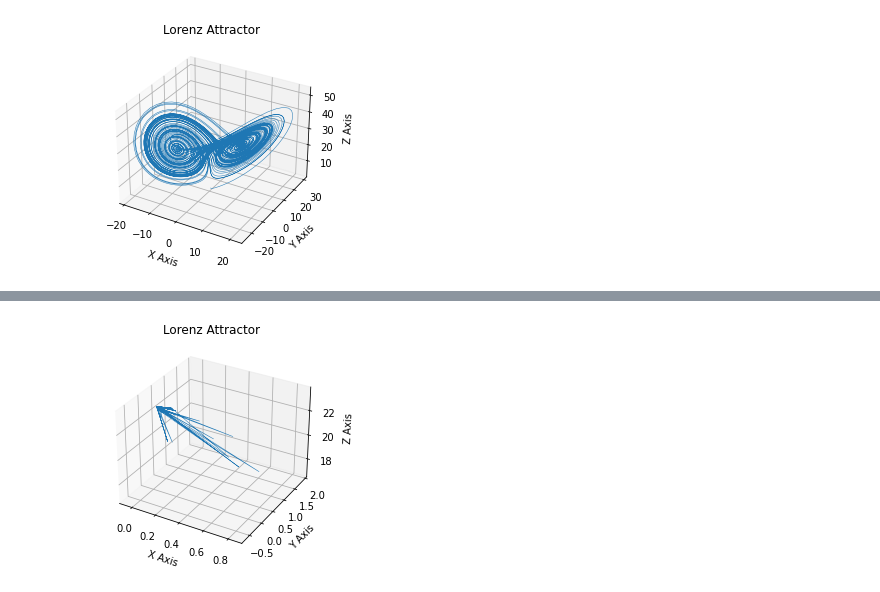
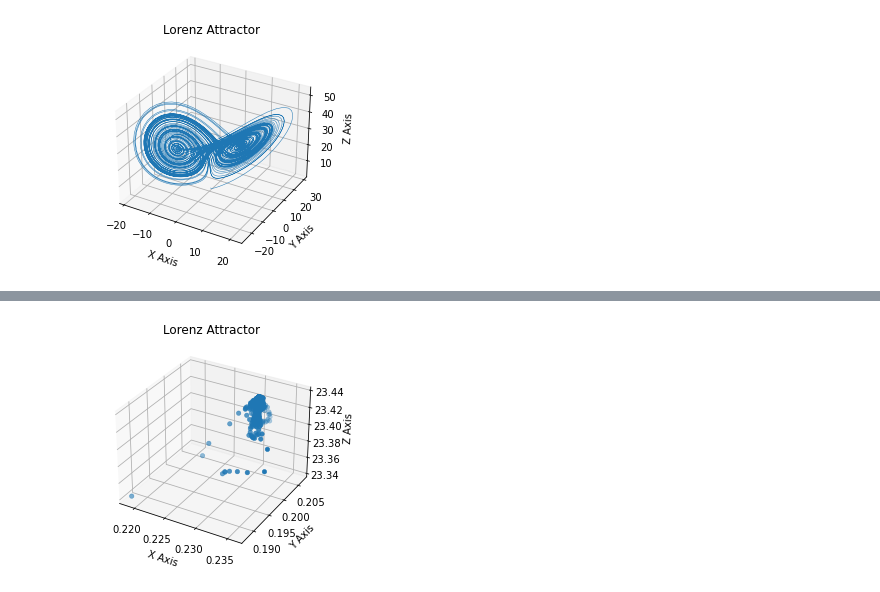
Before and after one commit to lluo02/AI-In-Complex-Systems, a Jupyter notebook: Untitled4.ipynb, the cells around one changed output, grey strips where cells are left out. Drawn from its saved outputs; the diff is of its cells as text; code cells hidden in the pictures.

Commit message:
LSTM working

```diff
--- a/Untitled4.ipynb
+++ b/Untitled4.ipynb
@@ -76,6 +80,6 @@ x_train, x_val, y_train, y_val = train_test_split(x_train, y_train, test_size=0.
 # %%
 model = Sequential()
-model.add(LSTM(15, input_shape=(None, 3)))
+model.add(LSTM(16, input_shape=(None, 3)))
 model.add(Dense(3))
 model.compile(loss='mean_squared_error', optimizer='adam')
 # %%
@@ -102,10 +106,40 @@ for i in range(x_test.shape[0]//10):
     for j in range(10):
         steps.append(x_test[i*10+j])
     x_test_new.append(steps)
+# %%
+x_train_new = []
+y_train_new = []
+for i in range(x_train.shape[0]-10):
+    steps = []
+    for j in range(10):
+        steps.append(x_train[i+j])
+    x_train_new.append(steps)
+    y_train_new.append(x_train[i+10])
+
+x_val_new = []
+y_val_new = []
+for i in range(x_val.shape[0]-10):
+    steps = []
+    for j in range(10):
+        steps.append(x_val[i+j])
+    x_val_new.append(steps)
+    y_val_new.append(x_val[i+10])
+
+x_test_new = []
+y_test_new = []
+for i in range(x_test.shape[0]-10):
+    steps = []
+    for j in range(10):
+        steps.append(x_test[i+j])
+    x_test_new.append(steps)
+    y_test_new.append(x_test[i+10])
 # %%
 x_train_new = np.array(x_train_new)
+y_train_new = np.array(y_train_new)
 x_val_new = np.array(x_val_new)
+y_val_new = np.array(y_val_new)
 x_test_new = np.array(x_test_new)
+y_test_new = np.array(y_test_new)
 # %%
 print(x_train_new.shape)
 y_train_new.shape
@@ -115,4 +149,4 @@ y_train_new.shape
 # %%
 tf.config.run_functions_eagerly(True)
-model.fit(x_train_new, y_train_new[:-1], validation_data=(x_val_new, y_val_new),verbose=2,epochs=100)
+model.fit(x_train_new, y_train_new, validation_data=(x_val_new, y_val_new),verbose=2,epochs=10)
 # %% [output]
@@ -139,13 +176,13 @@ test = model.predict(x_test_new)
 # %%
 # Plot
 ax = plt.figure().add_subplot(projection='3d')
 
-ax.plot(test[:,0], test[:,1], test[:,2], lw=0.5)
+ax.scatter(test[:,0], test[:,1], test[:,2], lw=0.5)
 ax.set_xlabel("X Axis")
 ax.set_ylabel("Y Axis")
 ax.set_zlabel("Z Axis")
 ax.set_title("Lorenz Attractor")
 
 plt.show()
 # %% [output]
-[figure, old version]
+[figure, new version]
```
Also changed, not shown: parts of 18 cells of this notebook, 1 other file.
